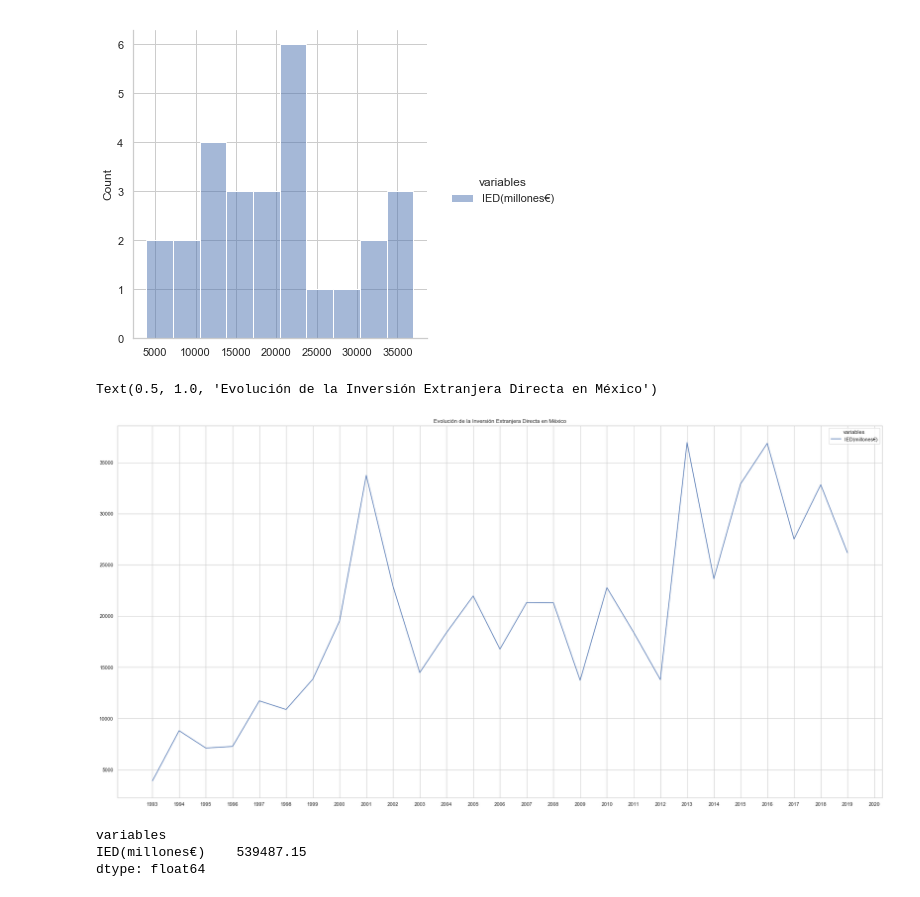
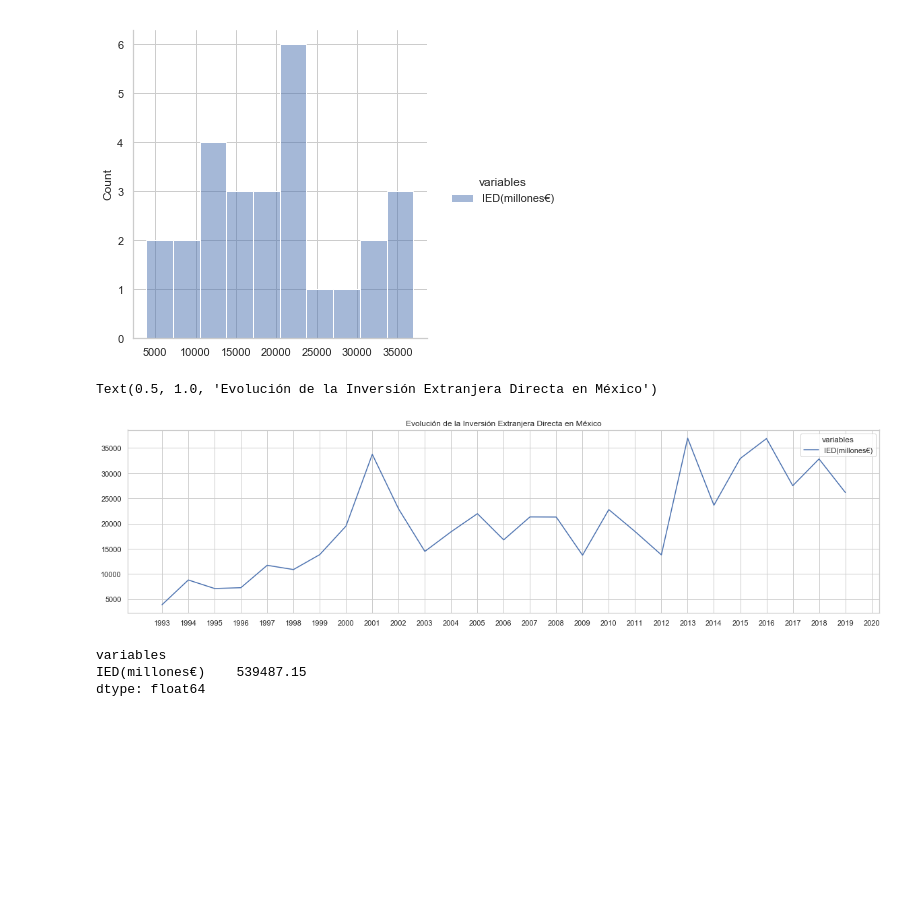
Before and after one commit to Afri-cola/Kschool-TFM, a Jupyter notebook: Edit_IED a Euro.ipynb, the cells around one changed output. Cells and saved outputs as stored; diff of their text form; code cells hidden in the pictures; blank space fills up the shorter version.

```diff
--- a/Edit_IED a Euro.ipynb
+++ b/Edit_IED a Euro.ipynb
@@ -127,12 +127,12 @@ sns.displot(df_IED, bins=10)
 <seaborn.axisgrid.FacetGrid at 0x...>
 [figure]
 # %%
-plt.figure(figsize=(30,15))
+plt.figure(figsize=(20,5))
 sns.lineplot(data=df_IED)
 plt.title('Evolución de la Inversión Extranjera Directa en México')
 # %% [output]
 Text(0.5, 1.0, 'Evolución de la Inversión Extranjera Directa en México')
-[figure, old version]
+[figure, new version]
 # %%
 df_IED.sum()
 # %% [output]
```
